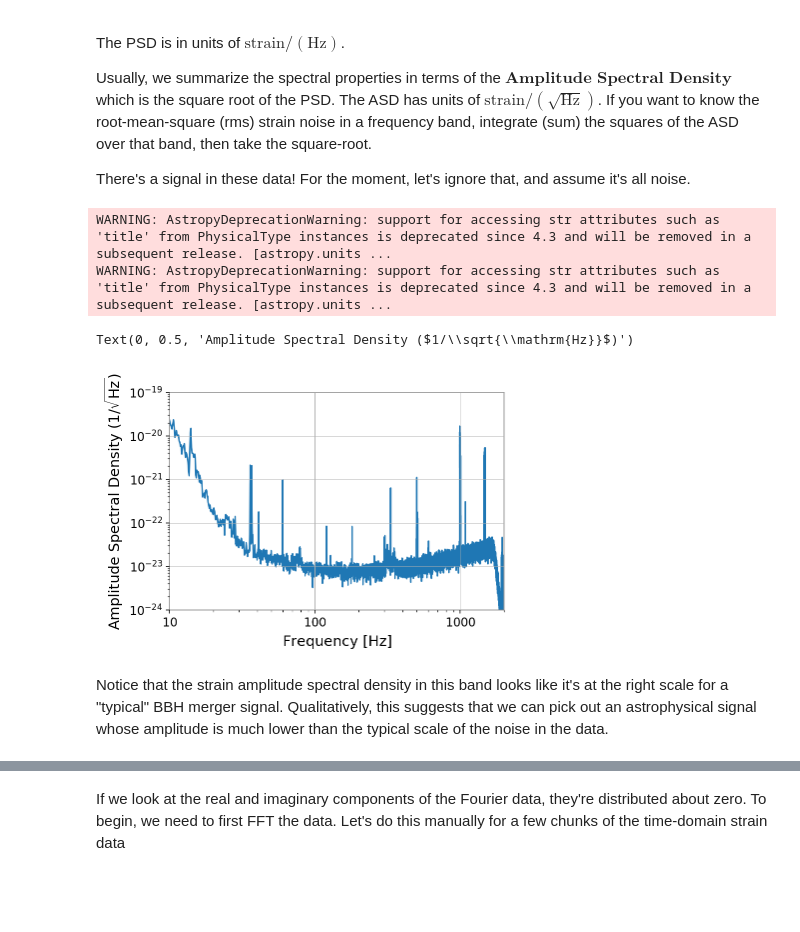
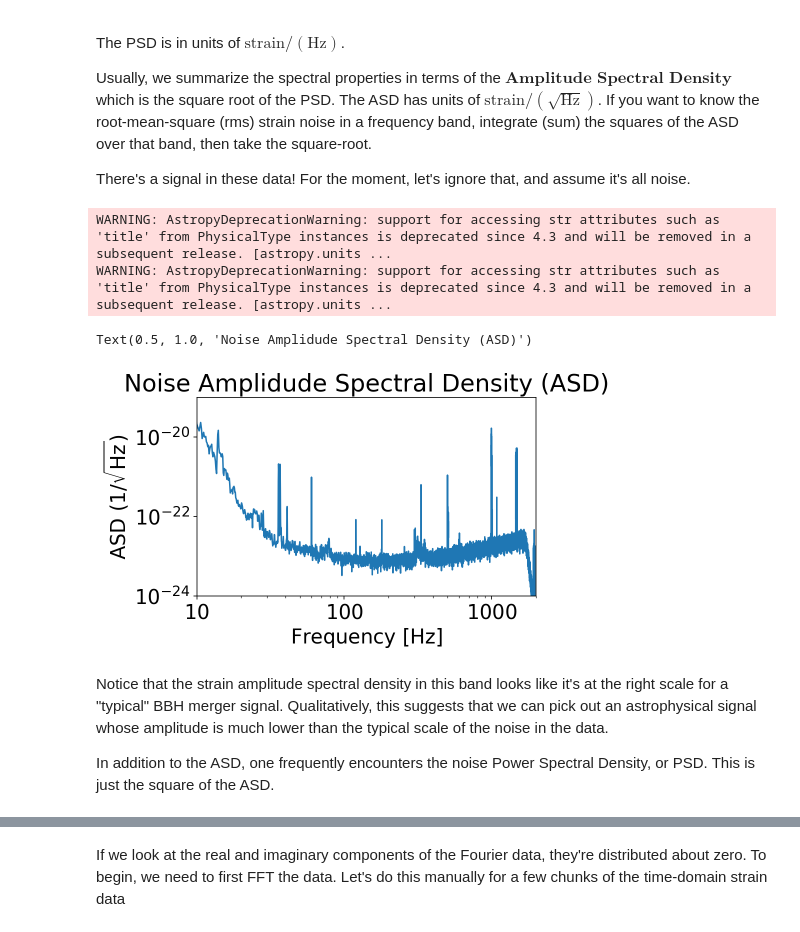
Before and after one commit to rory-smith/Lectures-on-inference-in-GW-astronomy, a Jupyter notebook: Lecture_1_Intro_to_LIGO_data_and_signals_adelaide.ipynb, the cells around one changed output, grey strips where cells are left out. Drawn from its saved outputs; the diff is of its cells as text; code cells hidden in the pictures; blank space fills up the shorter version.

```diff
--- a/Lecture_1_Intro_to_LIGO_data_and_signals_adelaide.ipynb
+++ b/Lecture_1_Intro_to_LIGO_data_and_signals_adelaide.ipynb
@@ -380,14 +375,17 @@ There's a signal in these data! For the moment, let's ignore that, and assume it
 # %%
 # -- Plot ASD
 # fft length of 8 sec
 fig2 = strain.asd(fftlength=8).plot()
 plt.xlim(10,2000)
 plt.ylim(1e-24, 1e-19)
-plt.ylabel("Amplitude Spectral Density ($1/\sqrt{\mathrm{Hz}}$)")
+plt.ylabel("ASD ($1/\sqrt{\mathrm{Hz}}$)")
+plt.title("Noise Amplidude Spectral Density (ASD)")
 # %% [output]
 WARNING: AstropyDeprecationWarning: support for accessing str attributes such as 'title' from PhysicalType instances is deprecated since 4.3 and will be removed in a subsequent release. [astropy.units ...
 WARNING: AstropyDeprecationWarning: support for accessing str attributes such as 'title' from PhysicalType instances is deprecated since 4.3 and will be removed in a subsequent release. [astropy.units ...
-Text(0, 0.5, 'Amplitude Spectral Density ($1/\\sqrt{\\mathrm{Hz}}$)')
+Text(0.5, 1.0, 'Noise Amplidude Spectral Density (ASD)')
-[figure, old version]
+[figure, new version]
 # %% [markdown]
 Notice that the strain amplitude spectral density in this band looks like it's at the right scale for a "typical" BBH merger signal. Qualitatively, this suggests that we can pick out an astrophysical signal whose amplitude is much lower than the typical scale of the noise in the data.
+
+In addition to the ASD, one frequently encounters the noise Power Spectral Density, or PSD. This is just the square of the ASD.
```
Also changed, not shown: parts of 15 cells of this notebook.
